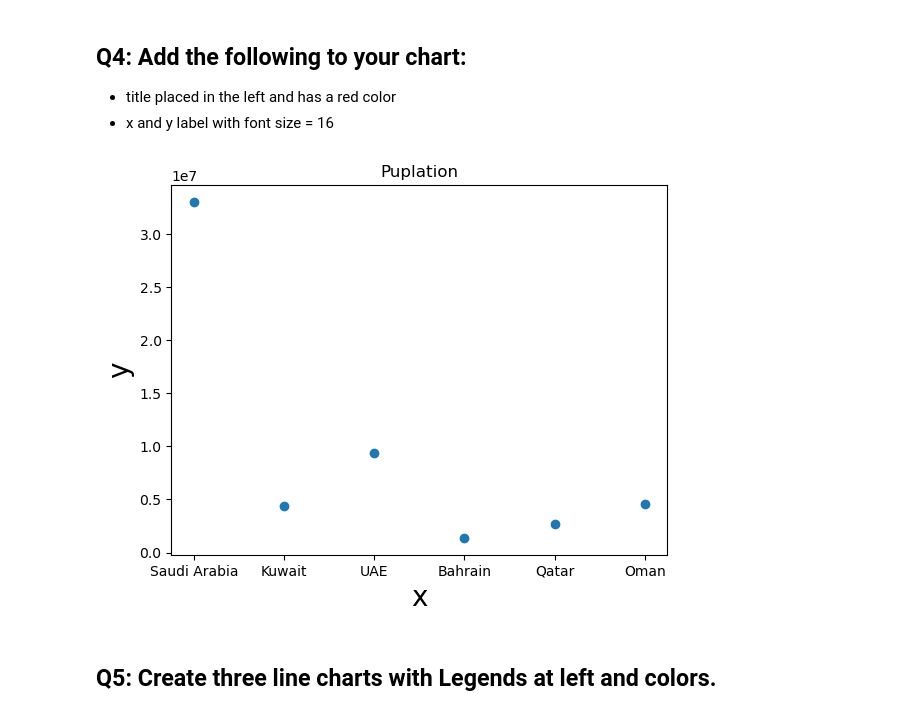
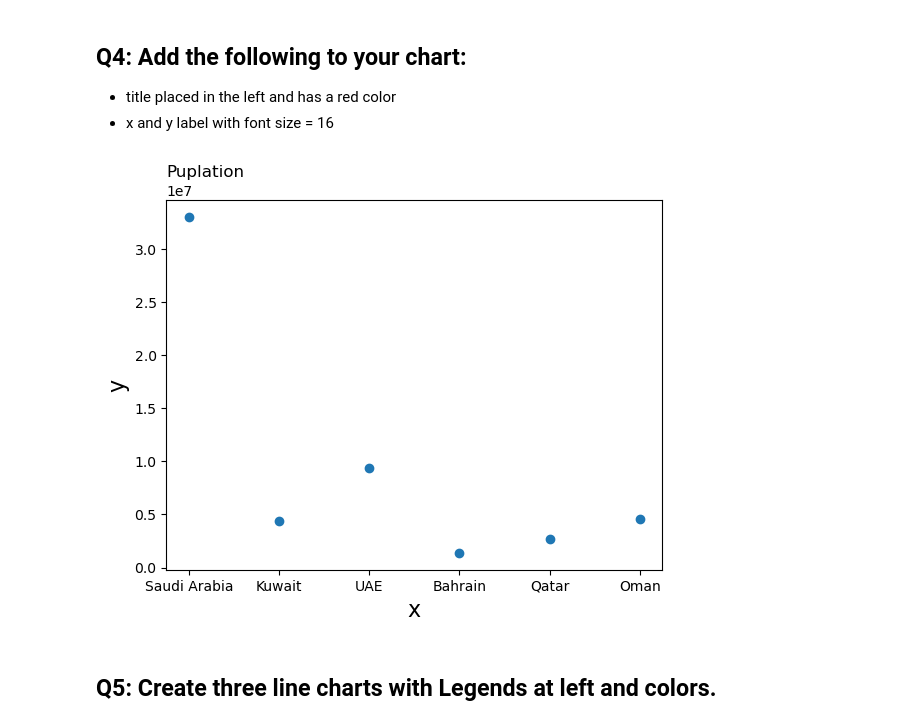
Before and after one commit to Tuwaiq-Data-Science-Bootcamp-V4/Matplotlib-Lab1, a Jupyter notebook: Mat-Lab1.ipynb, the cells around one changed output. Cells and saved outputs as stored; diff of their text form; code cells hidden in the pictures.

```diff
--- a/Mat-Lab1.ipynb
+++ b/Mat-Lab1.ipynb
@@ -46,15 +46,16 @@ plt.show()
 # %%
 
 plt.scatter(names,number)
 
 
 # plt.scatter(df['vote_average'], df['revenue'])
-plt.title("Puplation")
-plt.xlabel('x',fontsize = 20)
-plt.ylabel('y',fontsize = 20)
+plt.title("Puplation", loc="left")
+
+plt.xlabel('x',fontsize = 16)
+plt.ylabel('y',fontsize = 16)
 plt.show()
 # %% [output]
-[figure, old version]
+[figure, new version]
 # %% [markdown]
 ## Q5: Create three line charts with Legends at left and colors.
 # %%
```
Also changed, not shown: parts of 2 cells of this notebook.
